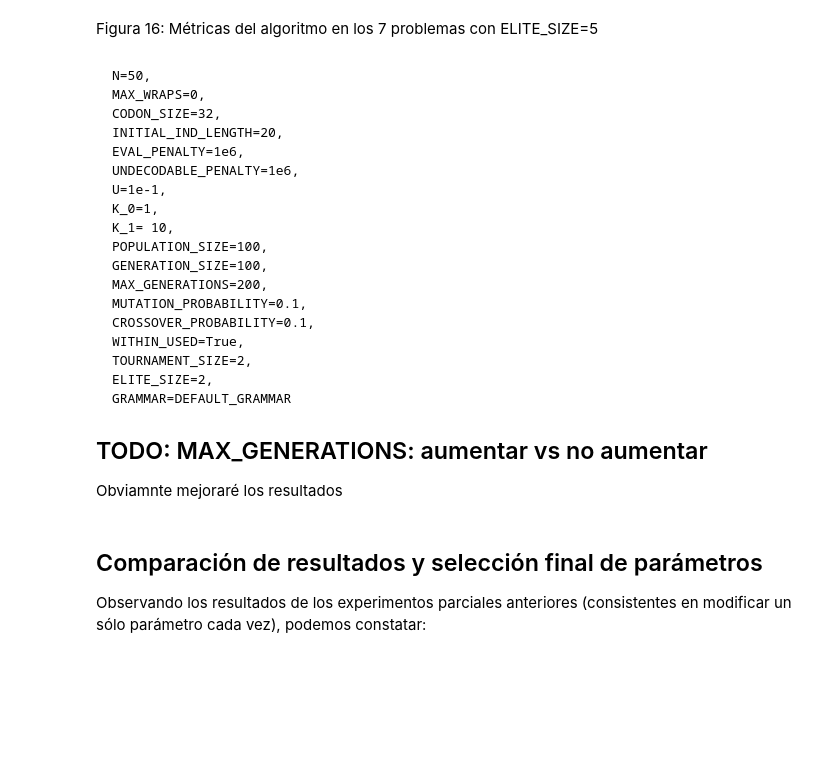
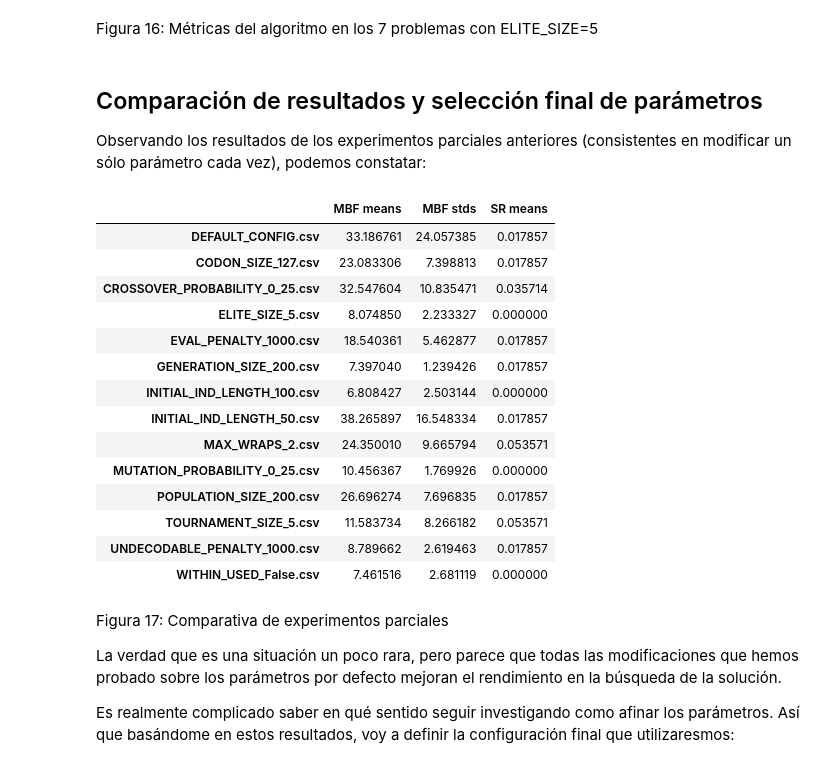
Before and after one commit to amanas/ce, a Jupyter notebook: p3/p3.ipynb, the cells around one changed output. Saved outputs shown, nothing was run; the diff lists cells and outputs as text; code cells hidden in the pictures; blank space fills up the shorter version.

````diff
--- a/p3/p3.ipynb
+++ b/p3/p3.ipynb
@@ -1110,28 +1085,3 @@ pd.read_csv('data/ELITE_SIZE_5.csv')
 | 6 | 6 | Problema 7 | NaN | NaN | 5.570621 | 0.000000 | 0.0 |
 # %% [markdown]
 Figura 16: Métricas del algoritmo en los 7 problemas con ELITE_SIZE=5
-# %% [markdown]
-
-```
-N=50,
-MAX_WRAPS=0,
-CODON_SIZE=32,
-INITIAL_IND_LENGTH=20,
-EVAL_PENALTY=1e6,
-UNDECODABLE_PENALTY=1e6,
-U=1e-1,
-K_0=1,
-K_1= 10,
-POPULATION_SIZE=100,
-GENERATION_SIZE=100,
-MAX_GENERATIONS=200,
-MUTATION_PROBABILITY=0.1,
-CROSSOVER_PROBABILITY=0.1,
-WITHIN_USED=True,
-TOURNAMENT_SIZE=2,
-ELITE_SIZE=2,
-GRAMMAR=DEFAULT_GRAMMAR
-```
-
-## TODO: MAX_GENERATIONS: aumentar vs no aumentar
-Obviamnte mejoraré los resultados
@@ -1174,0 +1092,51 @@ pd.read_csv('improved_config_results_13.csv')
+# %%
+names = ['DEFAULT_CONFIG.csv',
+         'CODON_SIZE_127.csv',
+         'CROSSOVER_PROBABILITY_0_25.csv',
+         'ELITE_SIZE_5.csv',
+         'EVAL_PENALTY_1000.csv',
+         'GENERATION_SIZE_200.csv',
+         'INITIAL_IND_LENGTH_100.csv',
+         'INITIAL_IND_LENGTH_50.csv',
+         'MAX_WRAPS_2.csv',
+         'MUTATION_PROBABILITY_0_25.csv',
+         'POPULATION_SIZE_200.csv',
+         'TOURNAMENT_SIZE_5.csv',
+         'UNDECODABLE_PENALTY_1000.csv',
+         'WITHIN_USED_False.csv']
+
+mbf_means=[]
+mbf_stds=[]
+srs_means=[]
+for name in names:
+    df = pd.read_csv('data/' + name)
+    mbf_means = mbf_means + [df['MBF mean'].mean()]
+    mbf_stds = mbf_stds + [df['MBF std'].mean()]
+    srs_means = srs_means + [df['SR'].mean()]
+
+pd.DataFrame(data={'MBF means': mbf_means,
+                   'MBF stds': mbf_stds,
+                   'SR means': srs_means},
+             index=names)
+# %% [output]
+|  | MBF means | MBF stds | SR means |
+| DEFAULT_CONFIG.csv | 33.186761 | 24.057385 | 0.017857 |
+| CODON_SIZE_127.csv | 23.083306 | 7.398813 | 0.017857 |
+| CROSSOVER_PROBABILITY_0_25.csv | 32.547604 | 10.835471 | 0.035714 |
+| ELITE_SIZE_5.csv | 8.074850 | 2.233327 | 0.000000 |
+| EVAL_PENALTY_1000.csv | 18.540361 | 5.462877 | 0.017857 |
+| GENERATION_SIZE_200.csv | 7.397040 | 1.239426 | 0.017857 |
+| INITIAL_IND_LENGTH_100.csv | 6.808427 | 2.503144 | 0.000000 |
+| INITIAL_IND_LENGTH_50.csv | 38.265897 | 16.548334 | 0.017857 |
+| MAX_WRAPS_2.csv | 24.350010 | 9.665794 | 0.053571 |
+| MUTATION_PROBABILITY_0_25.csv | 10.456367 | 1.769926 | 0.000000 |
+| POPULATION_SIZE_200.csv | 26.696274 | 7.696835 | 0.017857 |
+| TOURNAMENT_SIZE_5.csv | 11.583734 | 8.266182 | 0.053571 |
+| UNDECODABLE_PENALTY_1000.csv | 8.789662 | 2.619463 | 0.017857 |
+| WITHIN_USED_False.csv | 7.461516 | 2.681119 | 0.000000 |
+# %% [markdown]
+Figura 17: Comparativa de experimentos parciales
+
+La verdad que es una situación un poco rara, pero parece que todas las modificaciones que hemos probado sobre los parámetros por defecto mejoran el rendimiento en la búsqueda de la solución.
+
+Es realmente complicado saber en qué sentido seguir investigando como afinar los parámetros. Así que basándome en estos resultados, voy a definir la configuración final que utilizaresmos:
````
Also changed, not shown: parts of 21 cells of this notebook, 7 other files.
